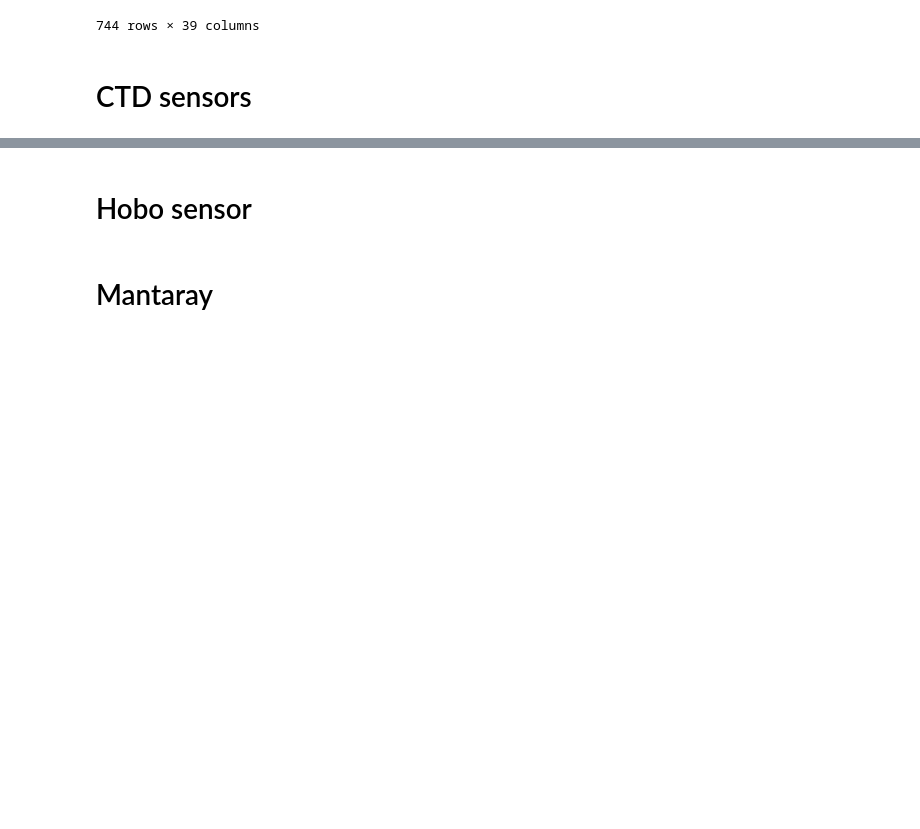
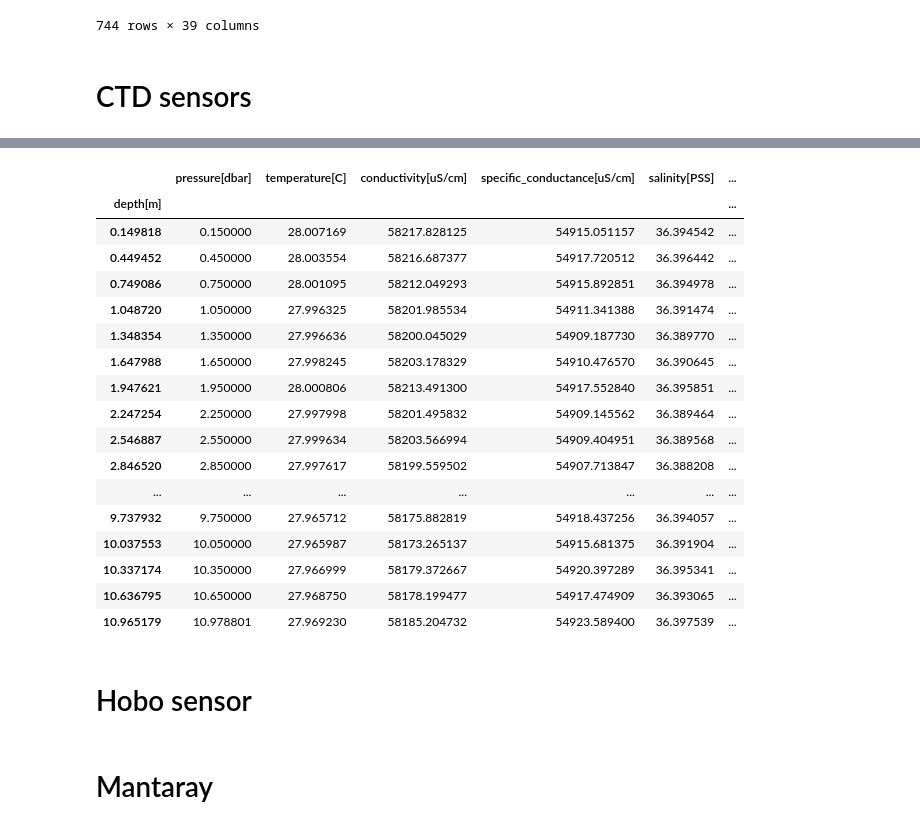
Before and after one commit to oceanicos-dev-org/oceanicospy, a Jupyter notebook: examples/reading_field_data.ipynb, the cells around one changed output, grey strips where cells are left out. Saved outputs shown, nothing was run; the diff lists cells and outputs as text; code cells hidden in the pictures; blank space fills up the shorter version.

```diff
--- a/examples/reading_field_data.ipynb
+++ b/examples/reading_field_data.ipynb
@@ -413,3 +448,24 @@ dict_spotter_sources['spotter_data_sofar']
+# %%
+dict_ctd_clean_measurements['CastawayCTD']
+# %% [output]
+|  | pressure[dbar] | temperature[C] | conductivity[uS/cm] | specific_conductance[uS/cm] | salinity[PSS] | ... |
+| depth[m] |  |  |  |  |  | ... |
+| 0.149818 | 0.150000 | 28.007169 | 58217.828125 | 54915.051157 | 36.394542 | ... |
+| 0.449452 | 0.450000 | 28.003554 | 58216.687377 | 54917.720512 | 36.396442 | ... |
+| 0.749086 | 0.750000 | 28.001095 | 58212.049293 | 54915.892851 | 36.394978 | ... |
+| 1.048720 | 1.050000 | 27.996325 | 58201.985534 | 54911.341388 | 36.391474 | ... |
+| 1.348354 | 1.350000 | 27.996636 | 58200.045029 | 54909.187730 | 36.389770 | ... |
+| 1.647988 | 1.650000 | 27.998245 | 58203.178329 | 54910.476570 | 36.390645 | ... |
+| 1.947621 | 1.950000 | 28.000806 | 58213.491300 | 54917.552840 | 36.395851 | ... |
+| 2.247254 | 2.250000 | 27.997998 | 58201.495832 | 54909.145562 | 36.389464 | ... |
+| 2.546887 | 2.550000 | 27.999634 | 58203.566994 | 54909.404951 | 36.389568 | ... |
+| 2.846520 | 2.850000 | 27.997617 | 58199.559502 | 54907.713847 | 36.388208 | ... |
+| ... | ... | ... | ... | ... | ... | ... |
+| 9.737932 | 9.750000 | 27.965712 | 58175.882819 | 54918.437256 | 36.394057 | ... |
+| 10.037553 | 10.050000 | 27.965987 | 58173.265137 | 54915.681375 | 36.391904 | ... |
+| 10.337174 | 10.350000 | 27.966999 | 58179.372667 | 54920.397289 | 36.395341 | ... |
+| 10.636795 | 10.650000 | 27.968750 | 58178.199477 | 54917.474909 | 36.393065 | ... |
+| 10.965179 | 10.978801 | 27.969230 | 58185.204732 | 54923.589400 | 36.397539 | ... |
 # %% [markdown]
 # Hobo sensor
 # %% [markdown]
```
Also changed, not shown: parts of 5 cells of this notebook, 8 other files.
